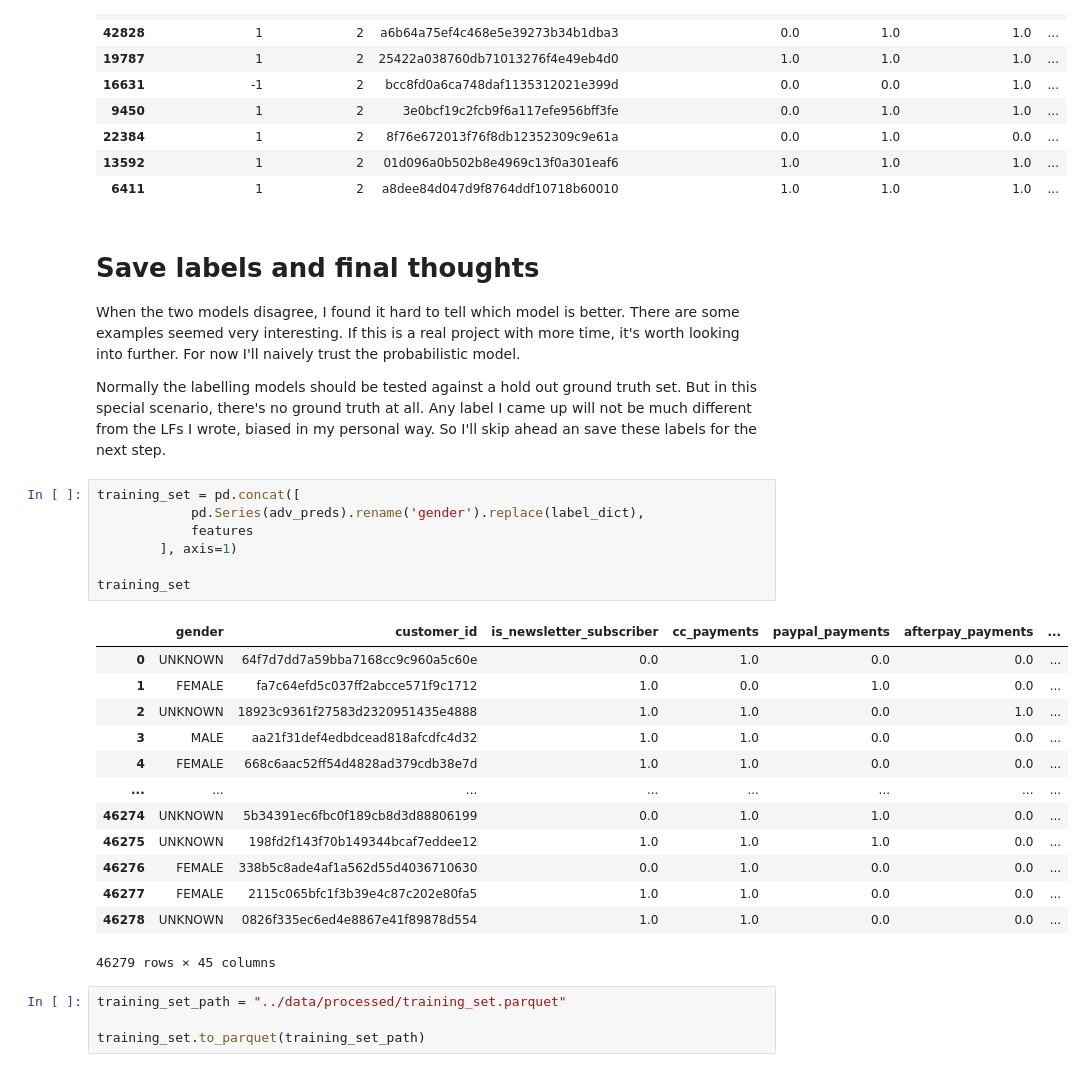
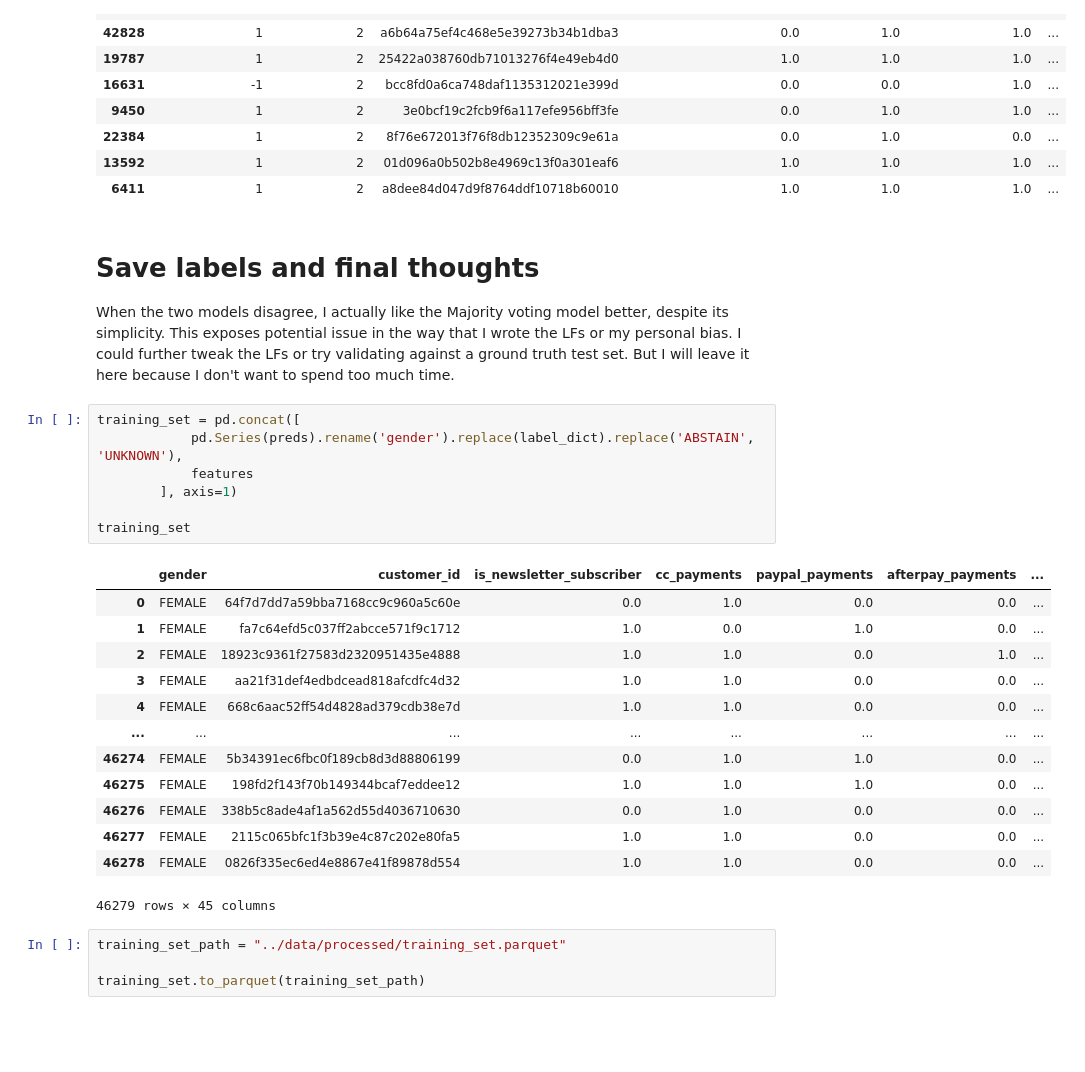
Before and after one commit to mu-wang-273/challenge-ilikedata, a Jupyter notebook: response/notebooks/stage3_build_labelling.ipynb, the cells around one changed output. Cells and saved outputs as stored; diff of their text form; blank space fills up the shorter version.

Commit message:
Switch to Majority Vote labelling model

```diff
--- a/response/notebooks/stage3_build_labelling.ipynb
+++ b/response/notebooks/stage3_build_labelling.ipynb
@@ -561,29 +561,27 @@ with pd.option_context('display.max_columns', 999):
 | 6411 | 1 | 2 | a8dee84d047d9f8764ddf10718b60010 | 1.0 | 1.0 | 1.0 | ... |
 # %% [markdown]
 # Save labels and final thoughts
-When the two models disagree, I found it hard to tell which model is better. There are some examples seemed very interesting. If this is a real project with more time, it's worth looking into further. For now I'll naively trust the probabilistic model.
-
-Normally the labelling models should be tested against a hold out ground truth set. But in this special scenario, there's no ground truth at all. Any label I came up will not be much different from the LFs I wrote, biased in my personal way. So I'll skip ahead an save these labels for the next step.
+When the two models disagree, I actually like the Majority voting model better, despite its simplicity. This exposes potential issue in the way that I wrote the LFs or my personal bias. I could further tweak the LFs or try validating against a ground truth test set. But I will leave it here because I don't want to spend too much time.
 # %%
 training_set = pd.concat([
-            pd.Series(adv_preds).rename('gender').replace(label_dict),
+            pd.Series(preds).rename('gender').replace(label_dict).replace('ABSTAIN', 'UNKNOWN'),
             features
         ], axis=1)
 
 training_set
 # %% [output]
 |  | gender | customer_id | is_newsletter_subscriber | cc_payments | paypal_payments | afterpay_payments | ... |
-| 0 | UNKNOWN | 64f7d7dd7a59bba7168cc9c960a5c60e | 0.0 | 1.0 | 0.0 | 0.0 | ... |
+| 0 | FEMALE | 64f7d7dd7a59bba7168cc9c960a5c60e | 0.0 | 1.0 | 0.0 | 0.0 | ... |
 | 1 | FEMALE | fa7c64efd5c037ff2abcce571f9c1712 | 1.0 | 0.0 | 1.0 | 0.0 | ... |
-| 2 | UNKNOWN | 18923c9361f27583d2320951435e4888 | 1.0 | 1.0 | 0.0 | 1.0 | ... |
-| 3 | MALE | aa21f31def4edbdcead818afcdfc4d32 | 1.0 | 1.0 | 0.0 | 0.0 | ... |
+| 2 | FEMALE | 18923c9361f27583d2320951435e4888 | 1.0 | 1.0 | 0.0 | 1.0 | ... |
+| 3 | FEMALE | aa21f31def4edbdcead818afcdfc4d32 | 1.0 | 1.0 | 0.0 | 0.0 | ... |
 | 4 | FEMALE | 668c6aac52ff54d4828ad379cdb38e7d | 1.0 | 1.0 | 0.0 | 0.0 | ... |
 | ... | ... | ... | ... | ... | ... | ... | ... |
-| 46274 | UNKNOWN | 5b34391ec6fbc0f189cb8d3d88806199 | 0.0 | 1.0 | 1.0 | 0.0 | ... |
-| 46275 | UNKNOWN | 198fd2f143f70b149344bcaf7eddee12 | 1.0 | 1.0 | 1.0 | 0.0 | ... |
+| 46274 | FEMALE | 5b34391ec6fbc0f189cb8d3d88806199 | 0.0 | 1.0 | 1.0 | 0.0 | ... |
+| 46275 | FEMALE | 198fd2f143f70b149344bcaf7eddee12 | 1.0 | 1.0 | 1.0 | 0.0 | ... |
 | 46276 | FEMALE | 338b5c8ade4af1a562d55d4036710630 | 0.0 | 1.0 | 0.0 | 0.0 | ... |
 | 46277 | FEMALE | 2115c065bfc1f3b39e4c87c202e80fa5 | 1.0 | 1.0 | 0.0 | 0.0 | ... |
-| 46278 | UNKNOWN | 0826f335ec6ed4e8867e41f89878d554 | 1.0 | 1.0 | 0.0 | 0.0 | ... |
+| 46278 | FEMALE | 0826f335ec6ed4e8867e41f89878d554 | 1.0 | 1.0 | 0.0 | 0.0 | ... |
 46279 rows × 45 columns
 # %%
 training_set_path = "../data/processed/training_set.parquet"
```
